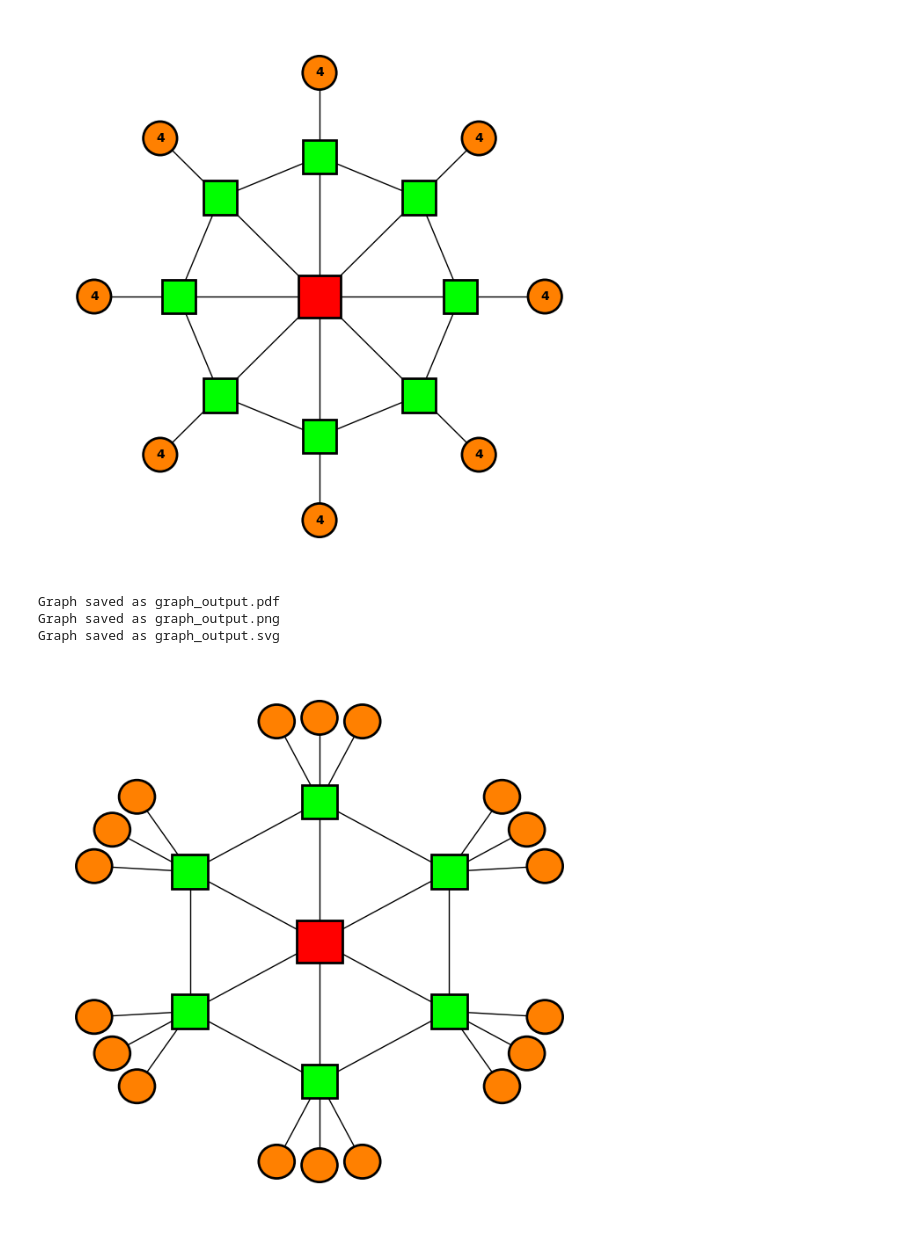
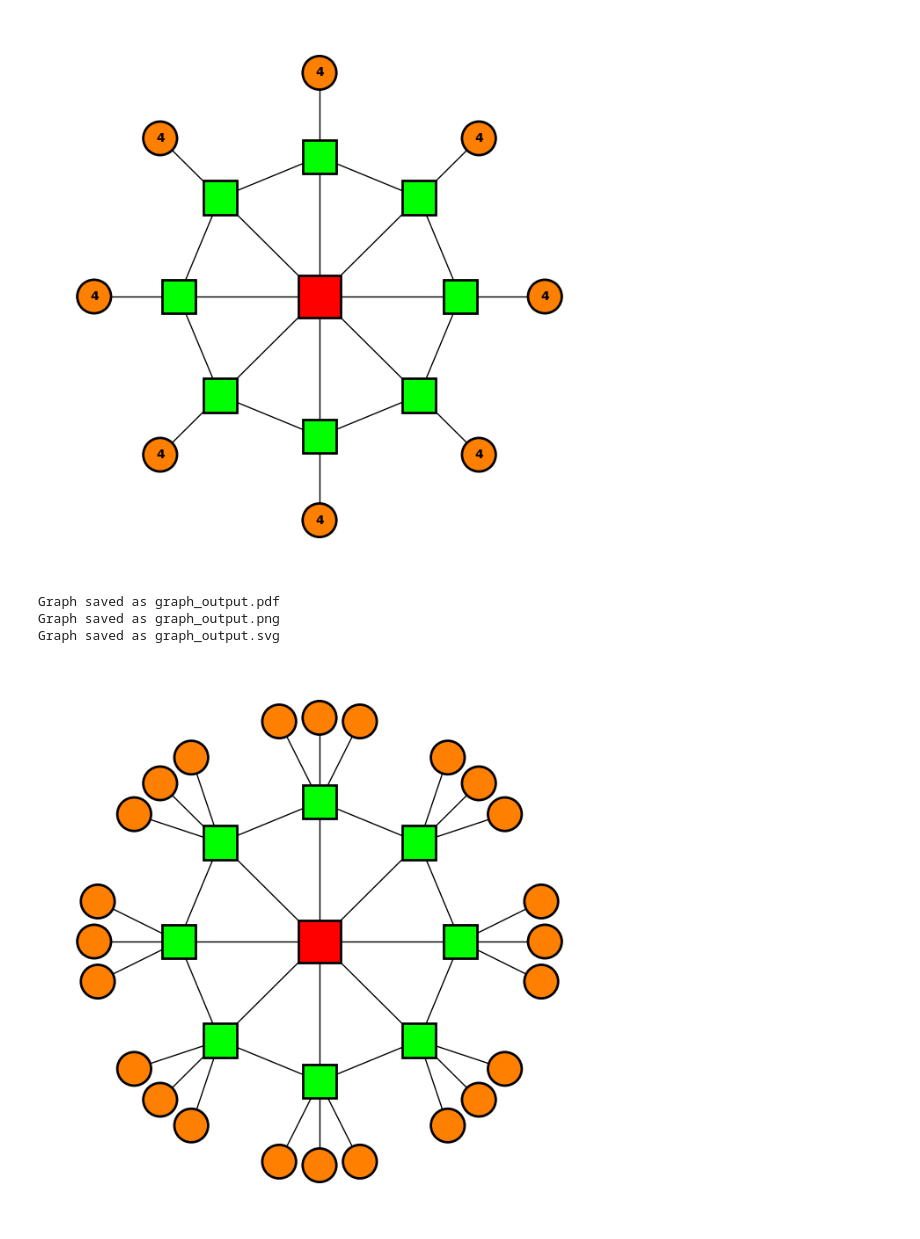
Before and after one commit to ArturRoyal/Wheel_Topologie, a Jupyter notebook: wheel_history.ipynb, the cells around one changed output. Saved outputs shown, nothing was run; the diff lists cells and outputs as text; code cells hidden in the pictures.

```diff
--- a/wheel 1.ipynb
+++ b/wheel_history.ipynb
@@ -464,32 +464,32 @@ def draw_graph_grouped(num_red, num_orange_per_red, outer_radius, inner_radius,
             circle = patches.Circle((x, y), circle_size, facecolor=(255/255, 128/255, 0/255), edgecolor="black", linewidth=2, zorder=4)
             ax.add_patch(circle)
             ax.text(x, y, str(num_orange_per_red), color="black", fontsize=10, ha="center", va="center",
                     fontweight="bold", zorder=5)
         else:
             circle = patches.Circle((x, y), circle_size, facecolor=(255/255, 128/255, 0/255), edgecolor="black", linewidth=2, zorder=4)
             ax.add_patch(circle)
 
     return fig
 
 # Function to save graph in different formats (PDF, PNG, SVG)
 def save_graph(fig, filename, format="pdf", dpi=300):
     filepath = f"{filename}.{format}"
 
     # Set correct size before saving to avoid distortions
     fig.set_size_inches(8, 8)
 
     fig.savefig(filepath, format=format, dpi=dpi, bbox_inches="tight")
     print(f"Graph saved as {filepath}")
 
 # Example usage
-fig = draw_graph_grouped(num_red=6, num_orange_per_red=3, outer_radius=8, inner_radius=5, square_size=1.2, circle_size=0.6, center_size=1.5)
+fig = draw_graph_grouped(num_red=8, num_orange_per_red=3, outer_radius=8, inner_radius=5, square_size=1.2, circle_size=0.6, center_size=1.5)
 
 # Save in PDF, PNG, and SVG formats
 save_graph(fig, "graph_output", format="pdf")
 save_graph(fig, "graph_output", format="png")
 save_graph(fig, "graph_output", format="svg")
 # %% [output]
 Graph saved as graph_output.pdf
 Graph saved as graph_output.png
 Graph saved as graph_output.svg
-[figure, old version]
+[figure, new version]
```
Also changed, not shown: 3 other files.
